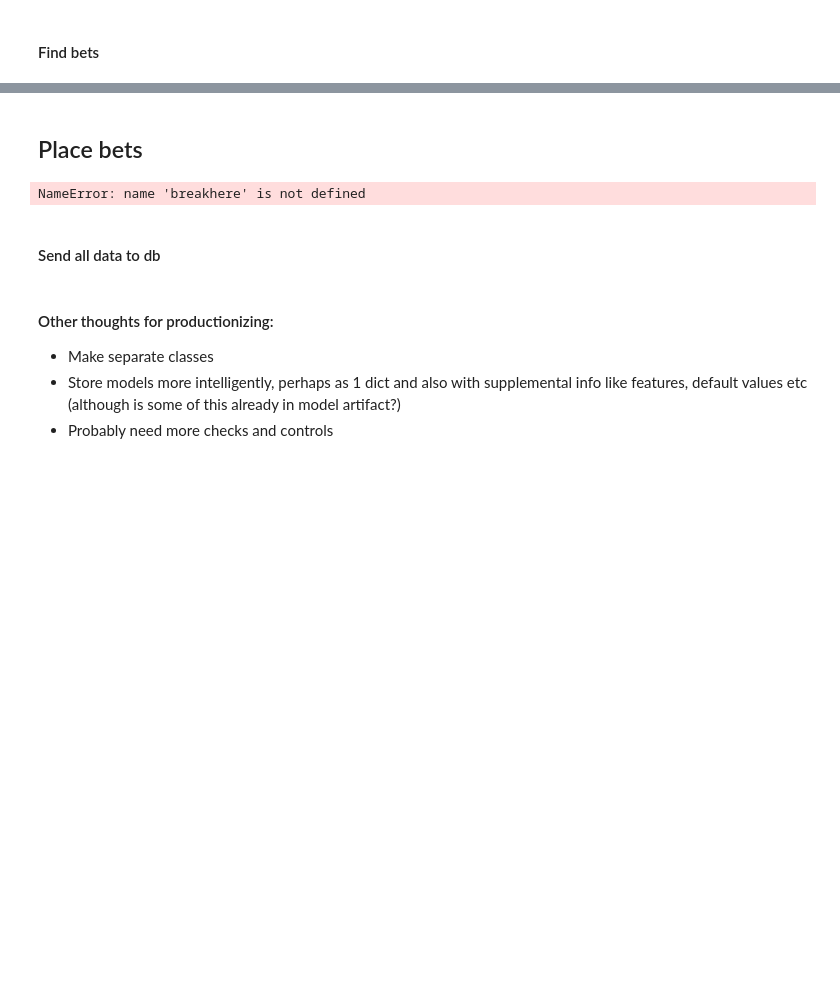
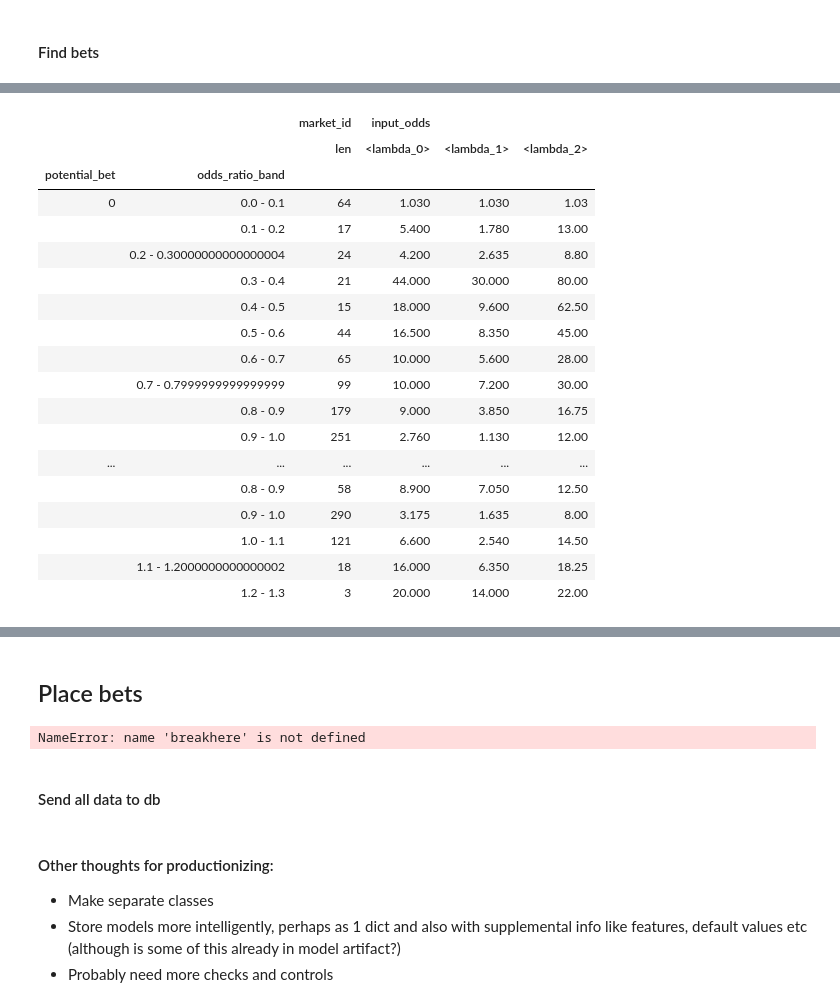
Before and after one commit to AngusMcKay/free_money, a Jupyter notebook: tote/Betfair get odds and place bets - football.ipynb, the cells around one changed output, grey strips where cells are left out. Cells and saved outputs as stored; diff of their text form; code cells hidden in the pictures; blank space fills up the shorter version.

```diff
--- a/tote/Betfair get odds and place bets - football.ipynb
+++ b/tote/Betfair get odds and place bets - football.ipynb
@@ -776,0 +829,27 @@ output_df.loc[
+# %%
+output_df2 = output_df.copy()
+
+output_df2['odds_ratio'] = output_df2['input_odds']/output_df2['pred_odds']
+output_df2['odds_ratio_band'] = (10*output_df2['odds_ratio']).apply(np.floor)/10
+output_df2['odds_ratio_band'] = output_df2['odds_ratio_band'].astype(str) + ' - ' + (output_df2['odds_ratio_band']+0.1).astype(str)
+# %%
+# redo bets
+odds_margin_mult = 1.25
+min_odds = 0
+max_odds = 30
+max_overround_cs = 1.03
+max_overround_mo = 1.05
+max_mins_to_event = 600
+
+exclude_uncertain_cs = ~((output_df2['lay_price_1'] - output_df2['back_price_1'])/output_df2['back_price_1'] <= 0.1) & (output_df2['market_type'] == 'CORRECT_SCORE')
+
+
+output_df2['potential_bet'] = (
+    #(output_df2['back_price_1']>=output_df2['pred_odds']*odds_margin_mult) &
+    (output_df2['back_price_1'].between(min_odds, max_odds)) &
+    (output_df2['correct_score_overround']<=max_overround_cs) &
+    (output_df2['match_odds_overround']<=max_overround_mo) &
+    (output_df2['minutes_to_event']<=max_mins_to_event) &
+    (output_df2['market_type']!='OVER_UNDER_05') &
+    ~exclude_uncertain_cs
+)*1
@@ -776,0 +863,25 @@ output_df.loc[
+# %%
+output_df2.groupby(['potential_bet', 'odds_ratio_band']).agg({
+    'market_id': len,
+    'input_odds': [lambda x: np.quantile(x, 0.5), lambda x: np.quantile(x, 0.25), lambda x: np.quantile(x, 0.75)]
+})
+# %% [output]
+|  |  | market_id | input_odds |  |  |
+|  |  | len | <lambda_0> | <lambda_1> | <lambda_2> |
+| potential_bet | odds_ratio_band |  |  |  |  |
+| 0 | 0.0 - 0.1 | 64 | 1.030 | 1.030 | 1.03 |
+|  | 0.1 - 0.2 | 17 | 5.400 | 1.780 | 13.00 |
+|  | 0.2 - 0.30000000000000004 | 24 | 4.200 | 2.635 | 8.80 |
+|  | 0.3 - 0.4 | 21 | 44.000 | 30.000 | 80.00 |
+|  | 0.4 - 0.5 | 15 | 18.000 | 9.600 | 62.50 |
+|  | 0.5 - 0.6 | 44 | 16.500 | 8.350 | 45.00 |
+|  | 0.6 - 0.7 | 65 | 10.000 | 5.600 | 28.00 |
+|  | 0.7 - 0.7999999999999999 | 99 | 10.000 | 7.200 | 30.00 |
+|  | 0.8 - 0.9 | 179 | 9.000 | 3.850 | 16.75 |
+|  | 0.9 - 1.0 | 251 | 2.760 | 1.130 | 12.00 |
+| ... | ... | ... | ... | ... | ... |
+|  | 0.8 - 0.9 | 58 | 8.900 | 7.050 | 12.50 |
+|  | 0.9 - 1.0 | 290 | 3.175 | 1.635 | 8.00 |
+|  | 1.0 - 1.1 | 121 | 6.600 | 2.540 | 14.50 |
+|  | 1.1 - 1.2000000000000002 | 18 | 16.000 | 6.350 | 18.25 |
+|  | 1.2 - 1.3 | 3 | 20.000 | 14.000 | 22.00 |
```
Also changed, not shown: parts of 32 cells of this notebook, 6 other files.
